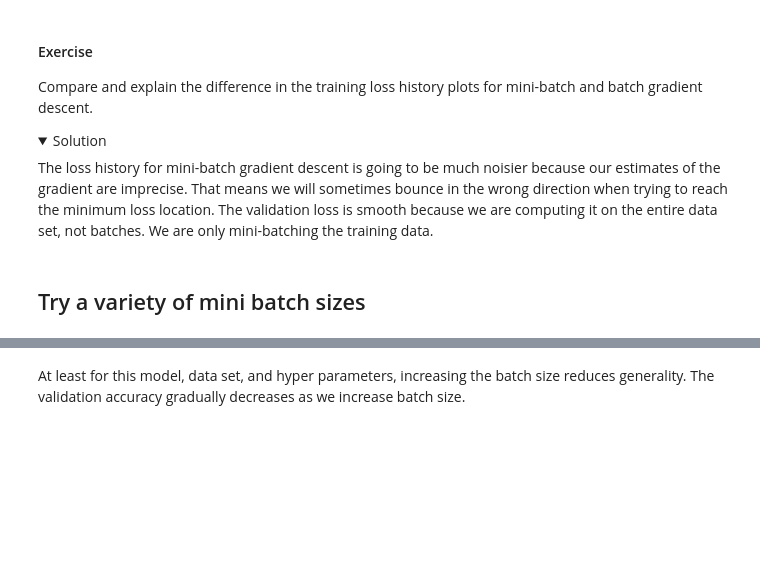
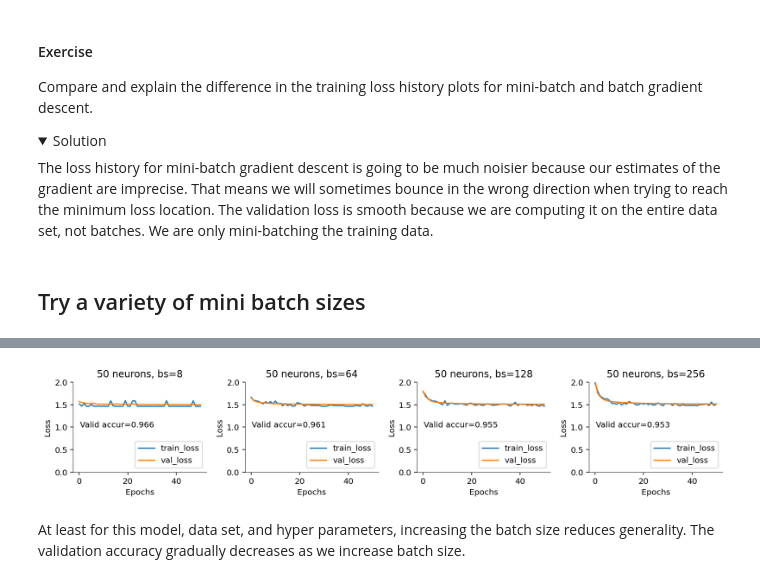
Before and after one commit to parrt/fundamentals-of-deep-learning, a Jupyter notebook: notebooks/8.SGD-minibatch-mnist.ipynb, the cells around one changed output, grey strips where cells are left out. Cells and saved outputs as stored; diff of their text form; code cells hidden in the pictures; folded sections open; blank space fills up the shorter version.

```diff
--- a/notebooks/8.SGD-minibatch-mnist.ipynb
+++ b/notebooks/8.SGD-minibatch-mnist.ipynb
@@ -323,7 +362,8 @@ for bs,ax in zip([8,64,128,256],axes):
     test_accur = ncorrect.float() / len(y_test)
     ax.set_title(f"{n_neurons} neurons, bs={bs}")
     ax.text(.25, 1.0, f"Valid accur={test_accur:.3f}")
-    plot_loss(history, ax=ax, maxy=2.5)
+    plot_loss(history, ax=ax, maxy=2)
 
 plt.tight_layout()
 plt.show()
+# %% [output]
@@ -330,2 +387,3 @@ plt.show()
+[figure, added]
 # %% [markdown]
 At least for this model, data set, and hyper parameters, increasing the batch size reduces generality.  The validation accuracy gradually decreases as we increase batch size.
```
Also changed, not shown: parts of 12 cells of this notebook, 3 other files.
